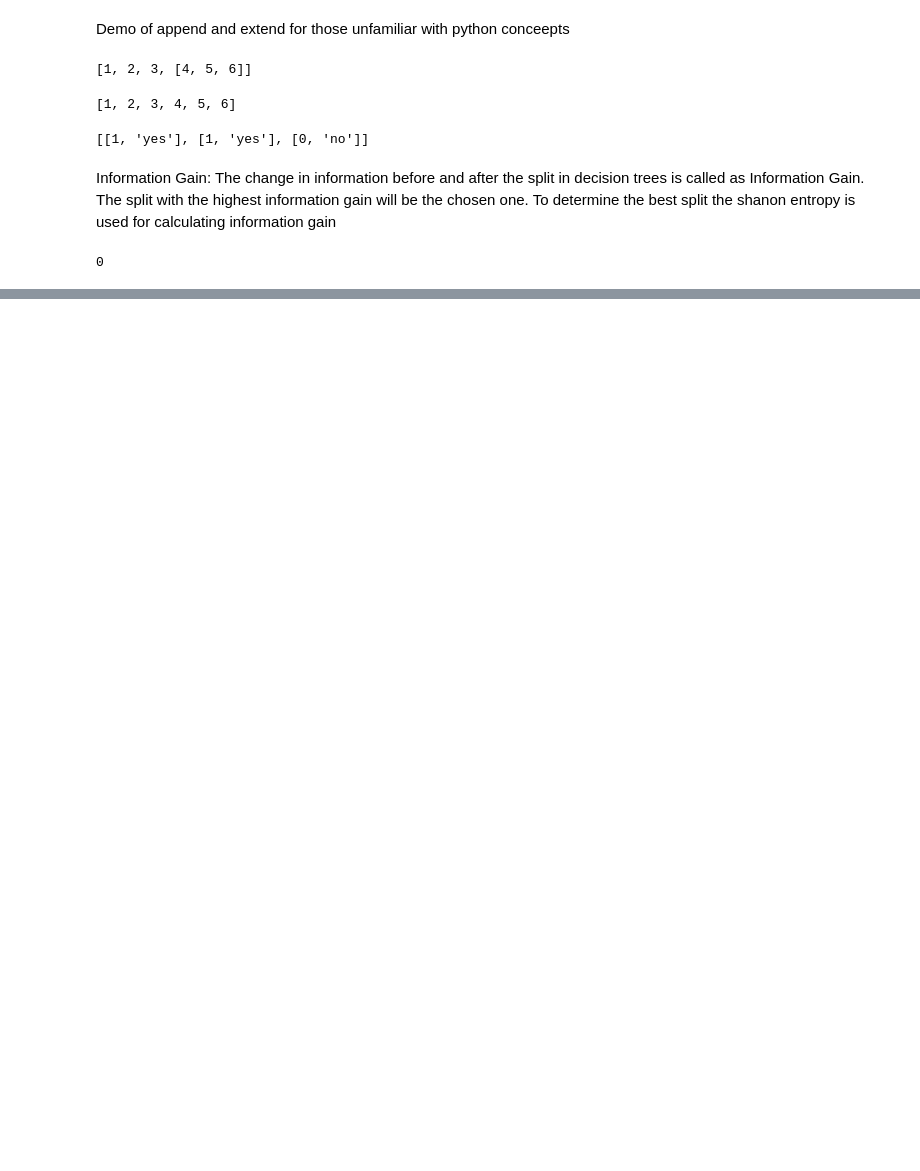
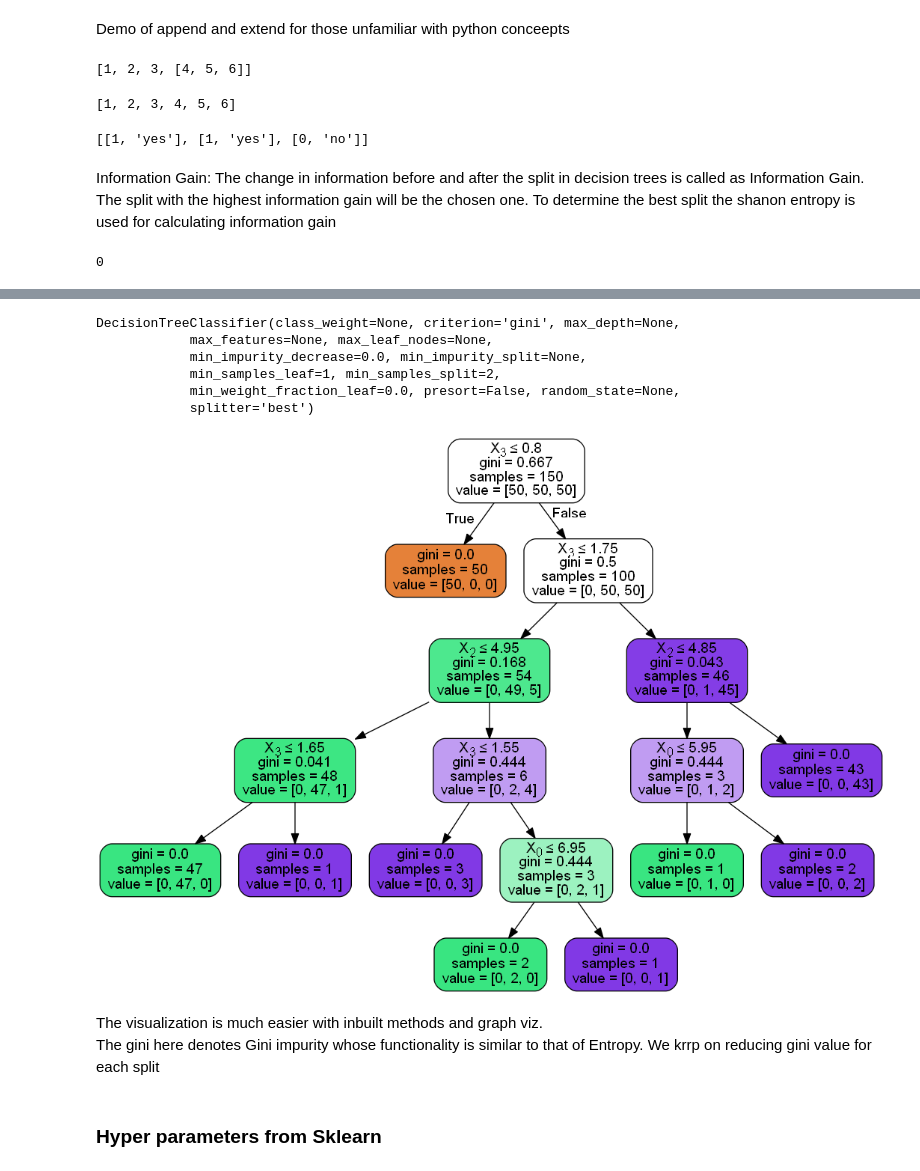
Before and after one commit to akpandads/ML-Algo-Implementations, a Jupyter notebook: DecisionTrees/DecisionTrees.ipynb, the cells around one changed output, grey strips where cells are left out. Drawn from its saved outputs; the diff is of its cells as text; code cells hidden in the pictures; blank space fills up the shorter version.

```diff
--- a/DecisionTrees/DecisionTrees.ipynb
+++ b/DecisionTrees/DecisionTrees.ipynb
@@ -122,0 +260,37 @@ The split must go on till all the instances in a branch are same class or there
+# %%
+import sklearn.datasets as datasets
+import pandas as pd
+from sklearn.tree import DecisionTreeClassifier
+from sklearn.externals.six import StringIO
+from IPython.display import Image
+from sklearn.tree import export_graphviz
+import pydotplus
+
+iris=datasets.load_iris()
+df=pd.DataFrame(iris.data, columns=iris.feature_names)
+y=iris.target
+# %%
+
+dtree=DecisionTreeClassifier()
+dtree.fit(df,y)
+# %% [output]
+DecisionTreeClassifier(class_weight=None, criterion='gini', max_depth=None,
+            max_features=None, max_leaf_nodes=None,
+            min_impurity_decrease=0.0, min_impurity_split=None,
+            min_samples_leaf=1, min_samples_split=2,
+            min_weight_fraction_leaf=0.0, presort=False, random_state=None,
+            splitter='best')
+# %%
+dot_data = StringIO()
+export_graphviz(dtree, out_file=dot_data,
+                filled=True, rounded=True,
+                special_characters=True)
+graph = pydotplus.graph_from_dot_data(dot_data.getvalue())
+Image(graph.create_png())
+# %% [output]
+[figure, added]
+# %% [markdown]
+The visualization is much easier with inbuilt methods and graph viz.<br>
+The gini here denotes Gini impurity whose functionality is similar to that of Entropy. We krrp on reducing gini value for each split
+# %% [markdown]
+### Hyper parameters from Sklearn
```
Also changed, not shown: parts of 16 cells of this notebook.
